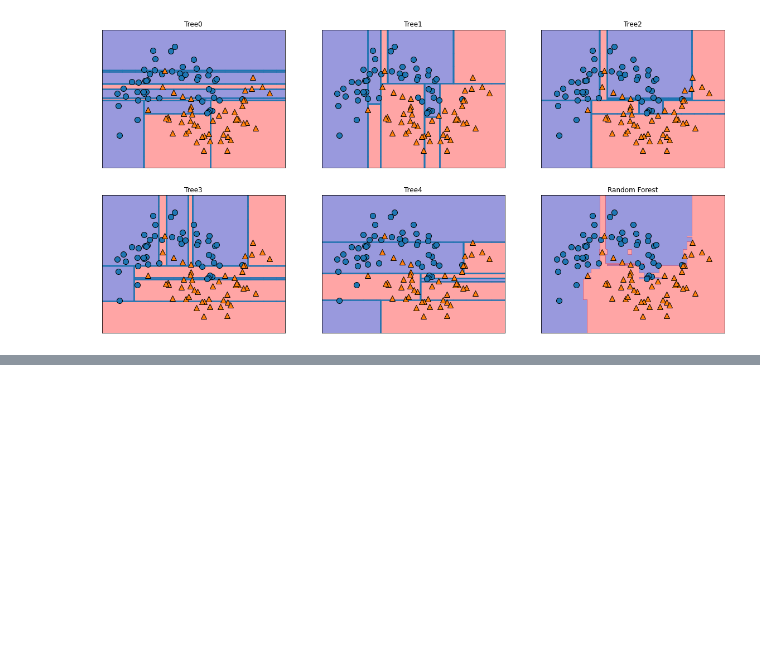
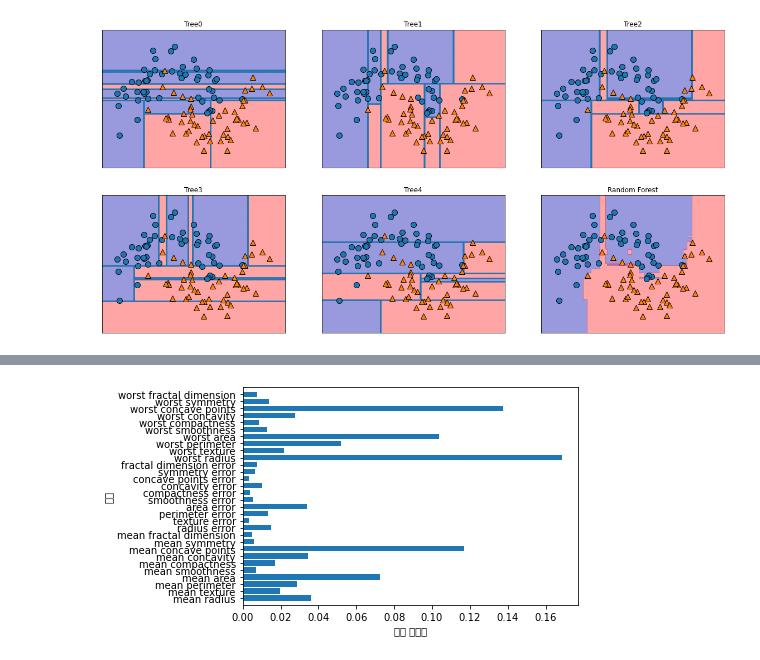
Before and after one commit to jinoe/SciKit-learn-Machine-Learning, a Jupyter notebook: ch02_Ensemble.ipynb, the cells around one changed output, grey strips where cells are left out. Drawn from its saved outputs; the diff is of its cells as text; code cells hidden in the pictures; blank space fills up the shorter version.

```diff
--- a/ch02_Ensemble.ipynb
+++ b/ch02_Ensemble.ipynb
@@ -72,3 +73,10 @@ Increase the number of iterations (max_iter) or scale the data as shown in:
 Please also refer to the documentation for alternative solver options:
     https://scikit-learn.org/stable/modules/linear_model.html#logistic-regression
   n_iter_i = _check_optimize_result(
+# %%
+#랜덤포레스트의 특성중요도가 신뢰성이 높음
+import import_ipynb
+from ch02_DecisionTree import plot_feature_mportances_cancer
+plot_feature_mportances_cancer(forest)
+# %% [output]
+[figure, added]
```
Also changed, not shown: parts of 3 cells of this notebook, 3 other files.
